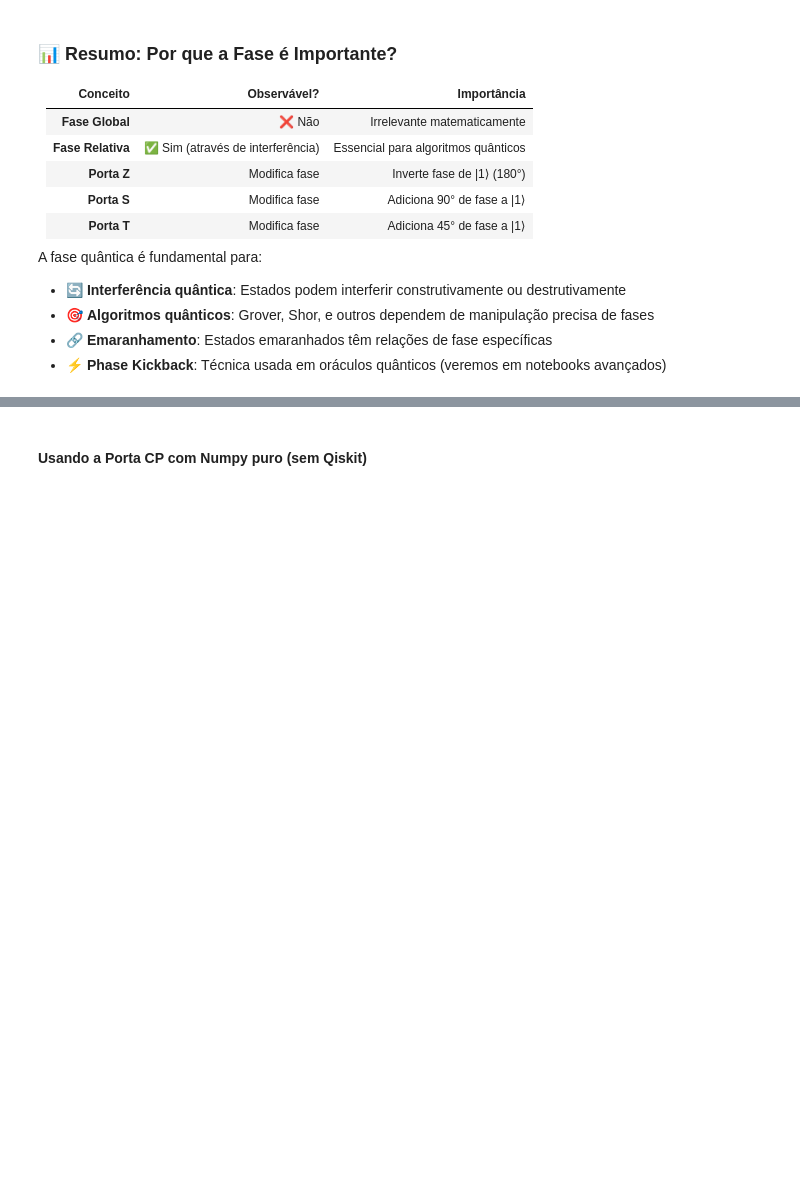
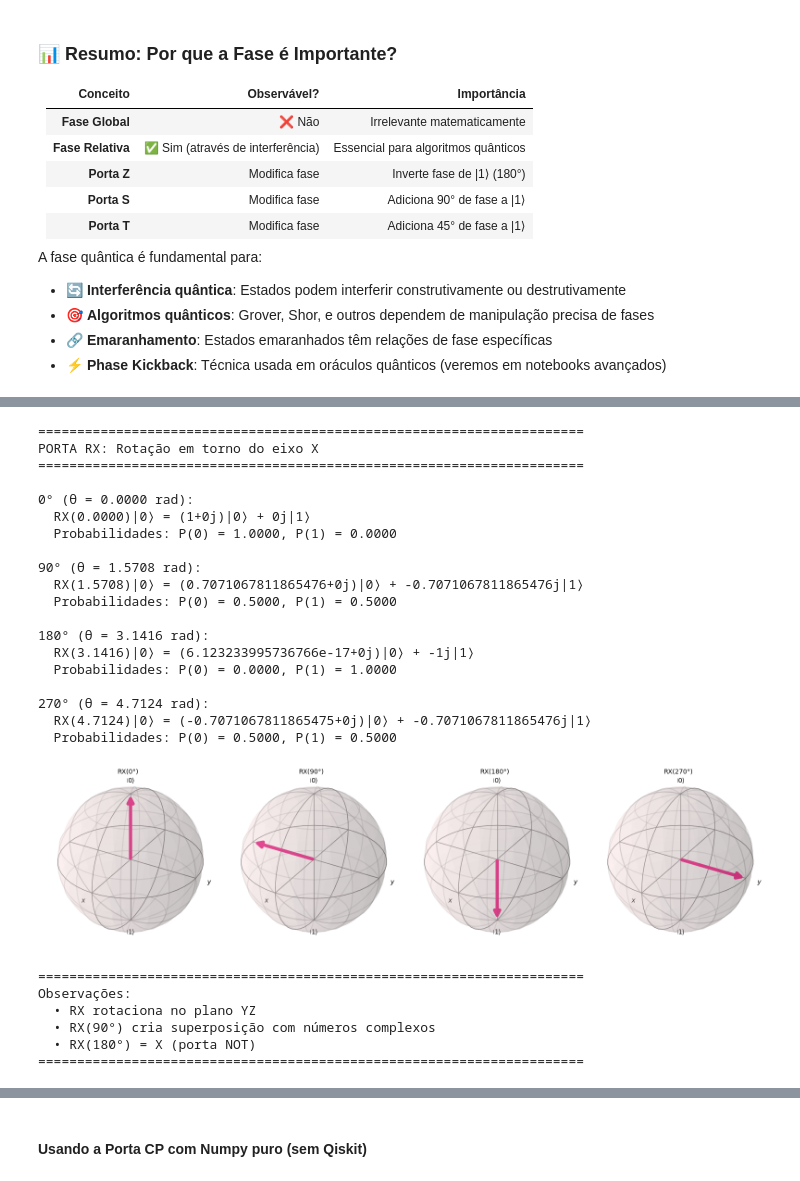
Before and after one commit to maxwellamaral/quantum, a Jupyter notebook: notebooks/00b-phases.ipynb, the cells around one changed output, grey strips where cells are left out. Drawn from its saved outputs; the diff is of its cells as text; code cells hidden in the pictures; blank space fills up the shorter version.

```diff
--- a/notebooks/00b-phases.ipynb
+++ b/notebooks/00b-phases.ipynb
@@ -257,0 +513,65 @@ Q-Sphere - Fase θ = 45°:
+# %%
+print("=" * 70)
+print("PORTA RX: Rotação em torno do eixo X")
+print("=" * 70)
+
+angulos_rx = [0, np.pi/2, np.pi, 3*np.pi/2]
+nomes_rx = ['0°', '90°', '180°', '270°']
+
+fig, axes = plt.subplots(1, 4, figsize=(16, 4), subplot_kw={'projection': '3d'})
+
+for i, (angulo, nome) in enumerate(zip(angulos_rx, nomes_rx)):
+    qc = QuantumCircuit(1)
+    qc.rx(angulo, 0)
+
+    state = Statevector(qc)
+    alpha = state.data[0]
+    beta = state.data[1]
+
+    print(f"\n{nome} (θ = {angulo:.4f} rad):")
+    print(f"  RX({angulo:.4f})|0⟩ = {alpha}|0⟩ + {beta}|1⟩")
+    print(f"  Probabilidades: P(0) = {abs(alpha)**2:.4f}, P(1) = {abs(beta)**2:.4f}")
+
+    # Coordenadas de Bloch
+    x = 2 * (alpha.conjugate() * beta).real
+    y = 2 * (alpha.conjugate() * beta).imag
+    z = abs(alpha)**2 - abs(beta)**2
+
+    plot_bloch_vector([x, y, z], ax=axes[i], title=f'RX({nome})')
+
+plt.tight_layout()
+plt.show()
+
+print("\n" + "=" * 70)
+print("Observações:")
+print("  • RX rotaciona no plano YZ")
+print("  • RX(90°) cria superposição com números complexos")
+print("  • RX(180°) = X (porta NOT)")
+print("=" * 70)
+# %% [output]
+======================================================================
+PORTA RX: Rotação em torno do eixo X
+======================================================================
+
+0° (θ = 0.0000 rad):
+  RX(0.0000)|0⟩ = (1+0j)|0⟩ + 0j|1⟩
+  Probabilidades: P(0) = 1.0000, P(1) = 0.0000
+
+90° (θ = 1.5708 rad):
+  RX(1.5708)|0⟩ = (0.7071067811865476+0j)|0⟩ + -0.7071067811865476j|1⟩
+  Probabilidades: P(0) = 0.5000, P(1) = 0.5000
+
+180° (θ = 3.1416 rad):
+  RX(3.1416)|0⟩ = (6.123233995736766e-17+0j)|0⟩ + -1j|1⟩
+  Probabilidades: P(0) = 0.0000, P(1) = 1.0000
+
+270° (θ = 4.7124 rad):
+  RX(4.7124)|0⟩ = (-0.7071067811865475+0j)|0⟩ + -0.7071067811865476j|1⟩
+  Probabilidades: P(0) = 0.5000, P(1) = 0.5000
+[figure, added]
+======================================================================
+Observações:
+  • RX rotaciona no plano YZ
+  • RX(90°) cria superposição com números complexos
+  • RX(180°) = X (porta NOT)
+======================================================================
```
Also changed, not shown: parts of 18 cells of this notebook.
